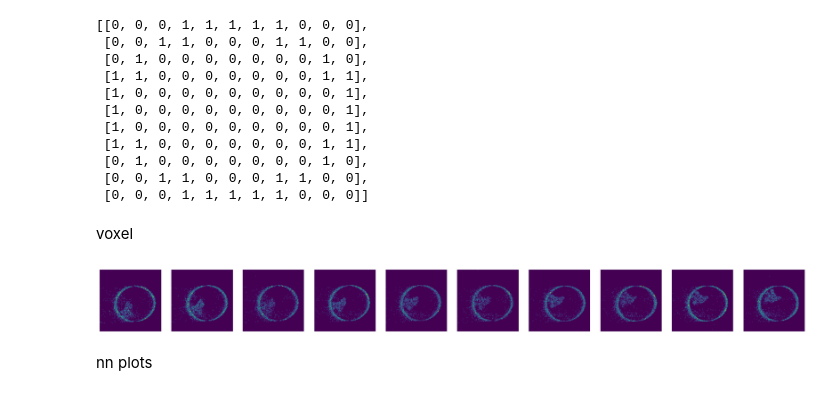
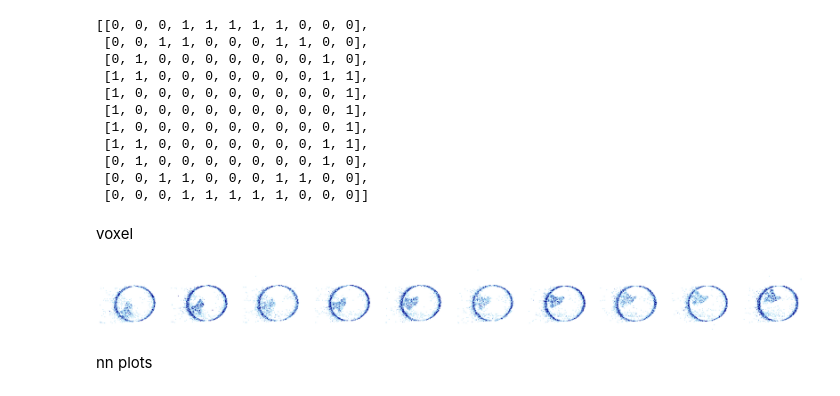
Before and after one commit to leviN1998/Master_Thesis, a Jupyter notebook: notebooks/figures/4.0-lk-methodology.ipynb, the cells around one changed output. Drawn from its saved outputs; the diff is of its cells as text; code cells hidden in the pictures.

```diff
--- a/notebooks/figures/4.0-lk-methodology.ipynb
+++ b/notebooks/figures/4.0-lk-methodology.ipynb
@@ -194,16 +194,34 @@ buf = eventIO.load_hdf5(sim_2_path)
 events = eventIO.buffer_to_array(buf)
 sequence_sim_2 = event_representations.create_sequence(events, time_window=5000, num_bins=10)
 images = sequence_sim_2[3]
+# %%
+img = img_sim3
+name = "sim_data_3"
+
+low, high = np.percentile(img, [1, 99])
+fig, ax = plt.subplots(figsize=(1,1), dpi=300, facecolor='white')
+from matplotlib.colors import LinearSegmentedColormap
+colors = ["white", "#89CFF0", "#00008B"]
+cmap = LinearSegmentedColormap.from_list("white_blue", colors)
+im = ax.imshow(img, interpolation='nearest', vmin=low, vmax=high, cmap=cmap)
+ax.set_axis_off()
+#cbar = plt.colorbar(im, ax=ax, fraction=0.046, pad=0.02)
+#cbar.set_label("Event count (clipped)", rotation=90, labelpad=8)
+plt.tight_layout(pad=0)
+plt.savefig("figures/" + name + ".png", dpi=300)
 # %%
-fig, axes = plt.subplots(1, 10, figsize=(20, 2))  # 1 Zeile, 10 Spalten
+fig, axes = plt.subplots(1, 10, figsize=(20, 2), dpi=300, facecolor='white')  # 1 Zeile, 10 Spalten
+colors = ["white", "#89CFF0", "#00008B"]
+cmap = LinearSegmentedColormap.from_list("white_blue", colors)
 for ax, img in zip(axes, images):
-    ax.imshow(img)
+    low, high = np.percentile(img, [1, 99])
+    ax.imshow(img, interpolation='nearest', vmin=low, vmax=high, cmap=cmap)
     ax.axis("off")
 
 plt.tight_layout()
 plt.show()
 # %% [output]
-[figure, old version]
+[figure, new version]
 # %% [markdown]
 nn plots
 # %% [markdown]
```
Also changed, not shown: 4 other files.
